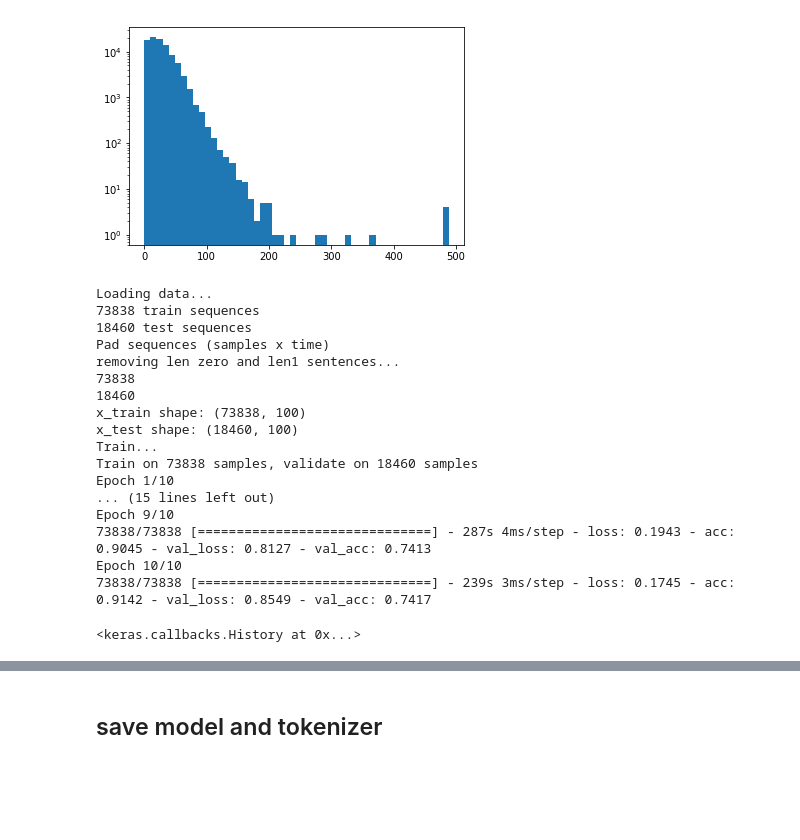
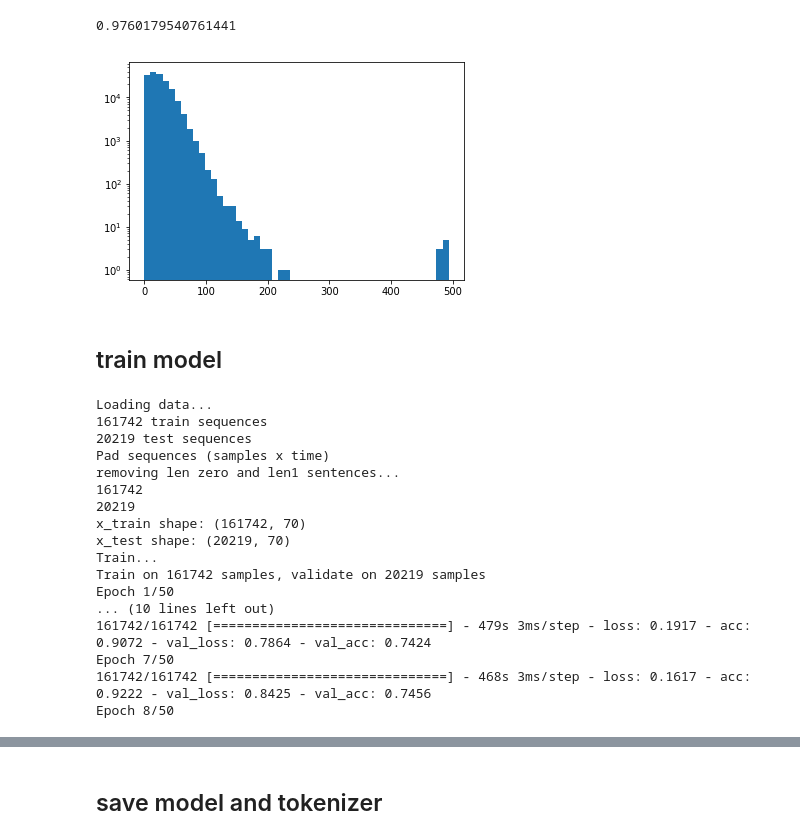
Before and after one commit to chri4354/conversation_dynamics, a Jupyter notebook: bi-lstm.ipynb, the cells around one changed output, grey strips where cells are left out. Drawn from its saved outputs; the diff is of its cells as text; code cells hidden in the pictures; blank space fills up the shorter version.

```diff
--- a/bi-lstm.ipynb
+++ b/bi-lstm.ipynb
@@ -5,7 +7,7 @@ import pandas as pd
 import matplotlib.pyplot as plt
 %matplotlib inline
 # %%
-with open('sentences2.pkl', 'rb') as f:
+with open('data_files/abortion/sentences2.pkl', 'rb') as f:
     sentences = pickle.load(f)
 prol = sentences[0]
 proc = sentences[1]
@@ -42,0 +109,17 @@ X[90]
+# %%
+from sklearn.model_selection import train_test_split
+import keras
+num_words = 50000
+
+# no info leak here
+X = prol + proc
+Y = np.hstack((np.zeros(shape=len(prol)), np.ones(shape=len(proc))))
+
+# split data into train and test set, and shuffle it
+idx_train, idx_test, y_train, y_test = train_test_split(
+                np.array([range(len(Y))]).T, Y, test_size=0.2, random_state=0)
+idx_train = np.array(idx_train.T[0],dtype='int')
+idx_test = idx_test.T[0]
+
+X_train = [X[k] for k in idx_train]
+X_test = [X[k] for k in idx_test]
@@ -42,0 +128,5 @@ X[90]
+# %%
+X_train = [[str(k)]+[str(vary_sentence(k))] for k in X_train]
+import itertools
+X_train = list(itertools.chain(*X_train))
+y_train = np.column_stack((y_train, y_train)).flatten()
@@ -48,7 +140,9 @@ tokenizer = keras.preprocessing.text.Tokenizer(num_words=num_words, lower=True,
                                                split=" ",oov_token=0)
 
 
-tokenizer.fit_on_texts([X[k] for k in idx_train])
-X2 = np.array(tokenizer.texts_to_sequences([X[k] for k in range(len(X))]))
-x_train = X2[idx_train]
-x_test = X2[idx_test]
+tokenizer.fit_on_texts(X_train)
+#X2 = np.array(tokenizer.texts_to_sequences([X[k] for k in range(len(X))]))
+print(X_train[95])
+x_train = np.array(tokenizer.texts_to_sequences(X_train))
+x_test = np.array(tokenizer.texts_to_sequences(X_test))
+print(x_train[95])
@@ -94,7 +191,12 @@ Found 24382 unique tokens.
 # %%
-_ = plt.hist([len(x) for x in X2],  bins=50,log=True)
+L = [len(x) for x in x_train]
+_ = plt.hist(L,  bins=50,log=True)
+print(np.sum(np.array(L)<70) / len(L))
 # %% [output]
+0.9760179540761441
-[figure, old version]
+[figure, new version]
+# %% [markdown]
+## train model
 # %%
 import numpy as np
 
@@ -109,7 +211,7 @@ from keras.datasets import imdb
 batch_size = 32
 
 
-maxlen = 100
+maxlen = 70
 print('Loading data...')
 print(len(x_train), 'train sequences')
 print(len(x_test), 'test sequences')
@@ -138,7 +240,7 @@ y_test = np.array(y_test)
 
 model = Sequential()
 model.add(Embedding(num_words, 50, input_length=maxlen))
-model.add(Bidirectional(GRU(20)))
+model.add(Bidirectional(GRU(30)))
 model.add(Dropout(0.5))
 model.add(Dense(1, activation='sigmoid'))
 
@@ -148,27 +250,26 @@ model.compile('adam', 'binary_crossentropy', metrics=['accuracy'])
 print('Train...')
 model.fit(x_train, y_train,
           batch_size=batch_size,
-          epochs=10,
+          epochs=50,shuffle=True,
           validation_data=[x_test, y_test])
 # %% [output]
 Loading data...
-73838 train sequences
-18460 test sequences
+161742 train sequences
+20219 test sequences
 Pad sequences (samples x time)
 removing len zero and len1 sentences...
-73838
-18460
-x_train shape: (73838, 100)
-x_test shape: (18460, 100)
+161742
+20219
+x_train shape: (161742, 70)
+x_test shape: (20219, 70)
 Train...
-Train on 73838 samples, validate on 18460 samples
-Epoch 1/10
-... (15 lines left out)
-Epoch 9/10
-73838/73838 [==============================] - 287s 4ms/step - loss: 0.1943 - acc: 0.9045 - val_loss: 0.8127 - val_acc: 0.7413
-Epoch 10/10
-73838/73838 [==============================] - 239s 3ms/step - loss: 0.1745 - acc: 0.9142 - val_loss: 0.8549 - val_acc: 0.7417
+Train on 161742 samples, validate on 20219 samples
+Epoch 1/50
+... (10 lines left out)
+161742/161742 [==============================] - 479s 3ms/step - loss: 0.1917 - acc: 0.9072 - val_loss: 0.7864 - val_acc: 0.7424
+Epoch 7/50
+161742/161742 [==============================] - 468s 3ms/step - loss: 0.1617 - acc: 0.9222 - val_loss: 0.8425 - val_acc: 0.7456
+Epoch 8/50
-<keras.callbacks.History at 0x...>
 # %%
 example= ['I believe women should be able to choose their own fate they should not be restrained']
 # prolife is zero prochoice is 1
```
Also changed, not shown: parts of 20 cells of this notebook, 2 other files.
